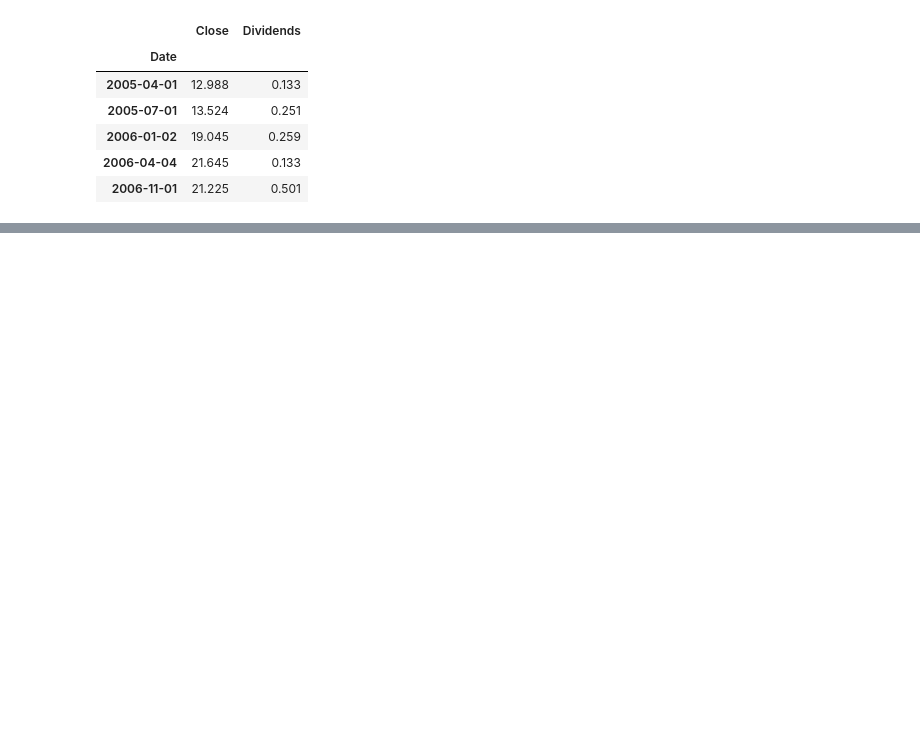
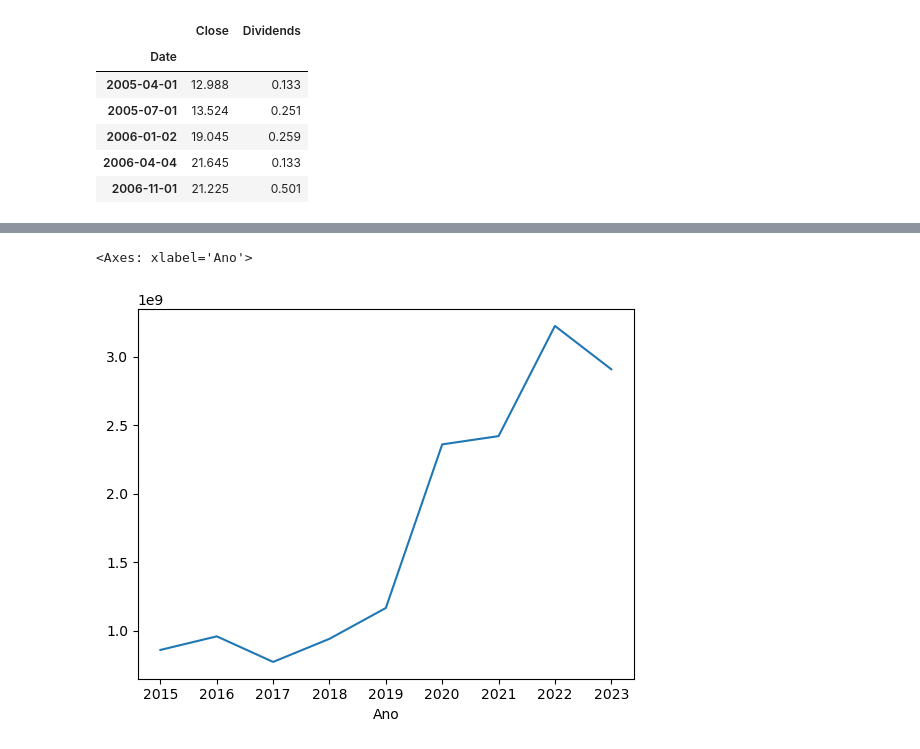
Before and after one commit to Murilo-Barreiro/pmf, a Jupyter notebook: Modulo2.ipynb, the cells around one changed output, grey strips where cells are left out. Saved outputs shown, nothing was run; the diff lists cells and outputs as text; code cells hidden in the pictures; blank space fills up the shorter version.

```diff
--- a/Modulo2.ipynb
+++ b/Modulo2.ipynb
@@ -693,0 +724,3 @@ ibov_yf
+# %%
+ibov_yf['Dia da semana'] = ibov_yf.index.strftime("%A")
+ibov_yf
@@ -693,0 +774,3 @@ ibov_yf
+# %%
+ibov_yf['Ano'] = ibov_yf.index.year
+ibov_yf['Mes'] = ibov_yf.index.month_name()
@@ -693,0 +804,5 @@ ibov_yf
+# %%
+ibov_yf[ibov_yf.Ano != 2024].groupby('Ano')['volume'].sum().plot()
+# %% [output]
+<Axes: xlabel='Ano'>
+[figure, added]
```
Also changed, not shown: parts of 47 cells of this notebook.
